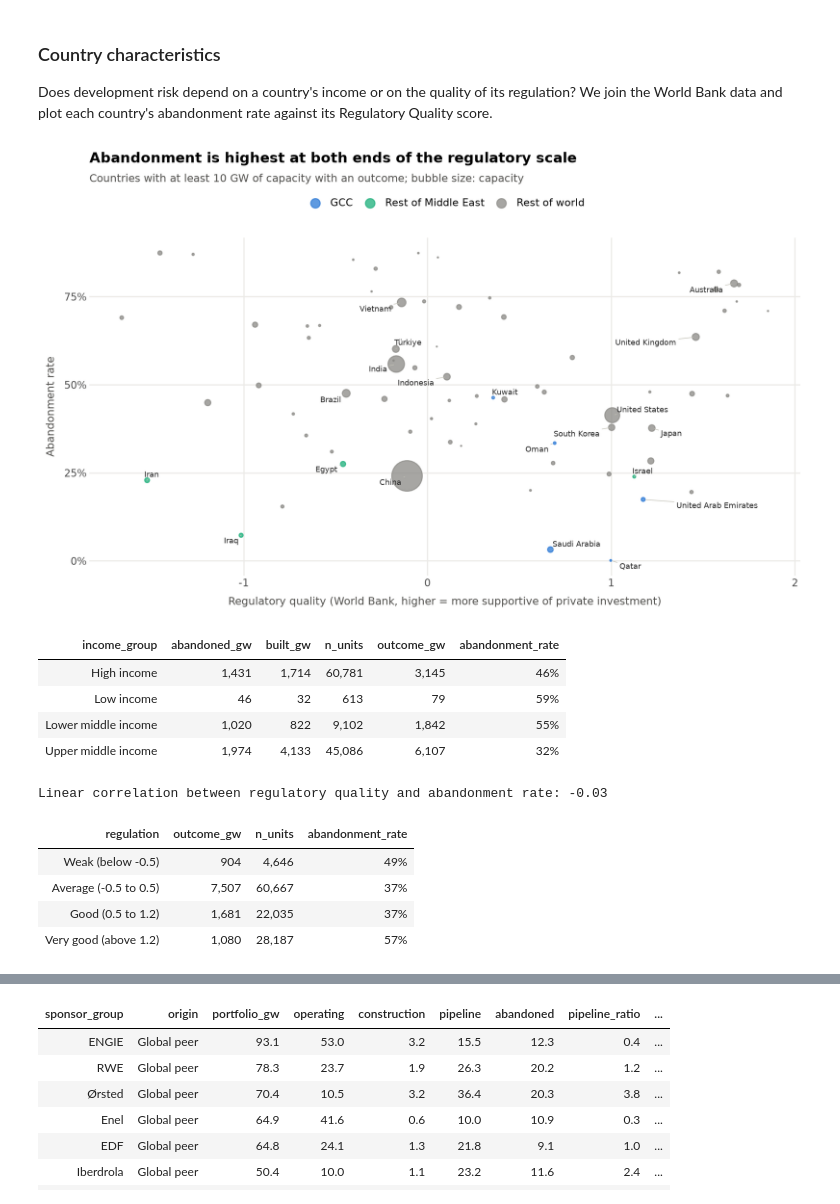
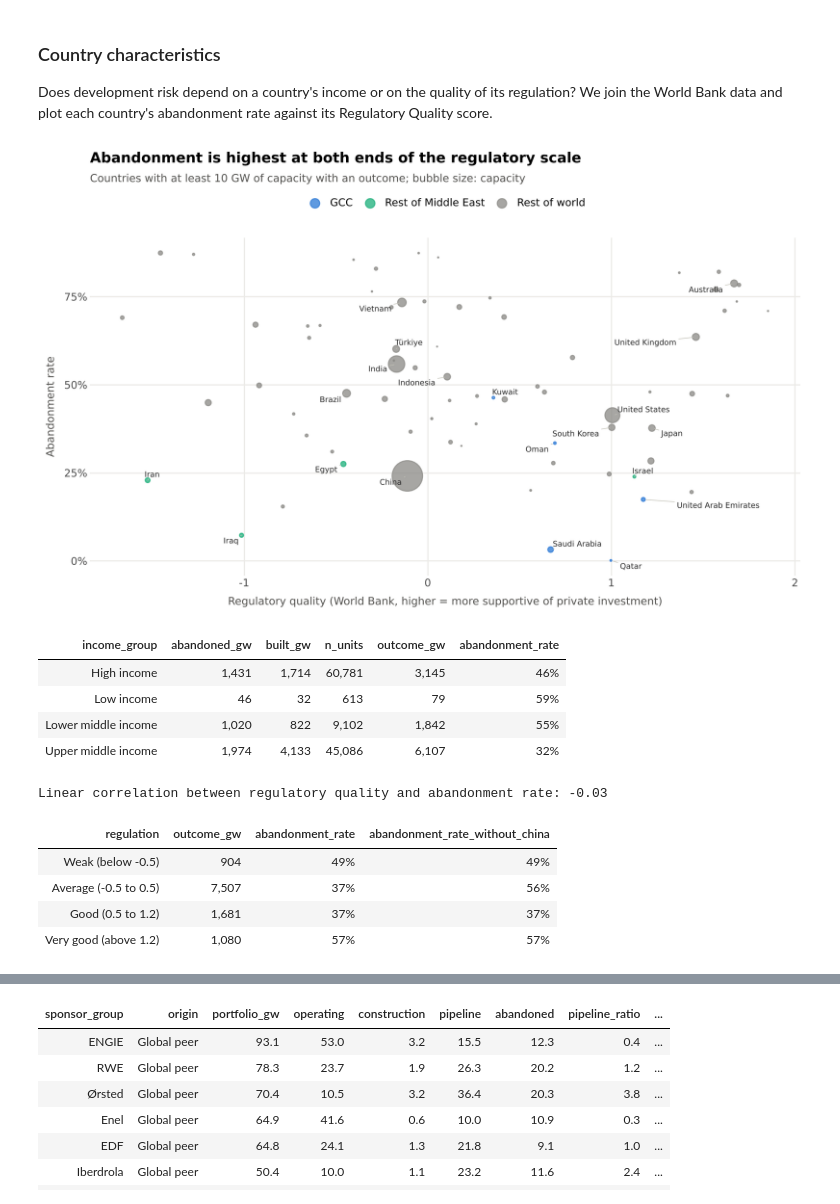
Before and after one commit to Sylvain-Topeza/power-infrastructure, a Jupyter notebook: main.ipynb, the cells around one changed output, grey strips where cells are left out. Saved outputs shown, nothing was run; the diff lists cells and outputs as text; code cells hidden in the pictures.

```diff
--- a/main.ipynb
+++ b/main.ipynb
@@ -636,39 +687,50 @@ plot = plots.plot_rate_vs_governance(
     subtitle="Countries with at least 10 GW of capacity with an outcome; bubble size: capacity",
 )
 plots.save(plot, "rates_vs_regulation", 9, 5.5)
 display(plot)
 
 by_income = (
     units.loc[units["in_outcome_sample"]]
     .merge(wb[["iso3", "income_group"]], on="iso3", how="left")
     .pipe(indicators.abandonment_rate, "income_group")
 )
 display(by_income.style.format({"abandoned_gw": "{:,.0f}", "built_gw": "{:,.0f}",
                                 "outcome_gw": "{:,.0f}", "n_units": "{:,.0f}",
                                 "abandonment_rate": "{:.0%}"}).hide(axis="index"))
 print("Linear correlation between regulatory quality and abandonment rate: "
       f"{countries_wb[['regulatory_quality', 'abandonment_rate']].corr().iloc[0, 1]:.2f}")
 
 by_regulation = (
     units.merge(wb[["iso3", "regulatory_quality"]], on="iso3", how="left")
     .assign(regulation=lambda df: pd.cut(
         df["regulatory_quality"], indicators.REGULATION_BINS, labels=indicators.REGULATION_LABELS))
     .pipe(indicators.abandonment_rate, "regulation")
 )
-display(by_regulation[["regulation", "outcome_gw", "n_units", "abandonment_rate"]]
-        .style.format({"outcome_gw": "{:,.0f}", "n_units": "{:,.0f}",
-                       "abandonment_rate": "{:.0%}"}).hide(axis="index"))
+by_regulation_no_china = (
+    units.loc[units["country"] != "China"]
+    .merge(wb[["iso3", "regulatory_quality"]], on="iso3", how="left")
+    .assign(regulation=lambda df: pd.cut(
+        df["regulatory_quality"], indicators.REGULATION_BINS, labels=indicators.REGULATION_LABELS))
+    .pipe(indicators.abandonment_rate, "regulation")
+)
+display(
+    by_regulation[["regulation", "outcome_gw", "abandonment_rate"]]
+    .merge(by_regulation_no_china[["regulation", "abandonment_rate"]],
+           on="regulation", suffixes=("", "_without_china"))
+    .style.format({"outcome_gw": "{:,.0f}", "abandonment_rate": "{:.0%}",
+                   "abandonment_rate_without_china": "{:.0%}"}).hide(axis="index")
+)
 # %% [output]
 [figure]
 | income_group | abandoned_gw | built_gw | n_units | outcome_gw | abandonment_rate |
 | High income | 1,431 | 1,714 | 60,781 | 3,145 | 46% |
 | Low income | 46 | 32 | 613 | 79 | 59% |
 | Lower middle income | 1,020 | 822 | 9,102 | 1,842 | 55% |
 | Upper middle income | 1,974 | 4,133 | 45,086 | 6,107 | 32% |
 Linear correlation between regulatory quality and abandonment rate: -0.03
-| regulation | outcome_gw | n_units | abandonment_rate |
-| Weak (below -0.5) | 904 | 4,646 | 49% |
-| Average (-0.5 to 0.5) | 7,507 | 60,667 | 37% |
-| Good (0.5 to 1.2) | 1,681 | 22,035 | 37% |
-| Very good (above 1.2) | 1,080 | 28,187 | 57% |
+| regulation | outcome_gw | abandonment_rate | abandonment_rate_without_china |
+| Weak (below -0.5) | 904 | 49% | 49% |
+| Average (-0.5 to 0.5) | 7,507 | 37% | 56% |
+| Good (0.5 to 1.2) | 1,681 | 37% | 37% |
+| Very good (above 1.2) | 1,080 | 57% | 57% |
 # %% [markdown]
```
Also changed, not shown: parts of 20 cells of this notebook, 1 other file.
